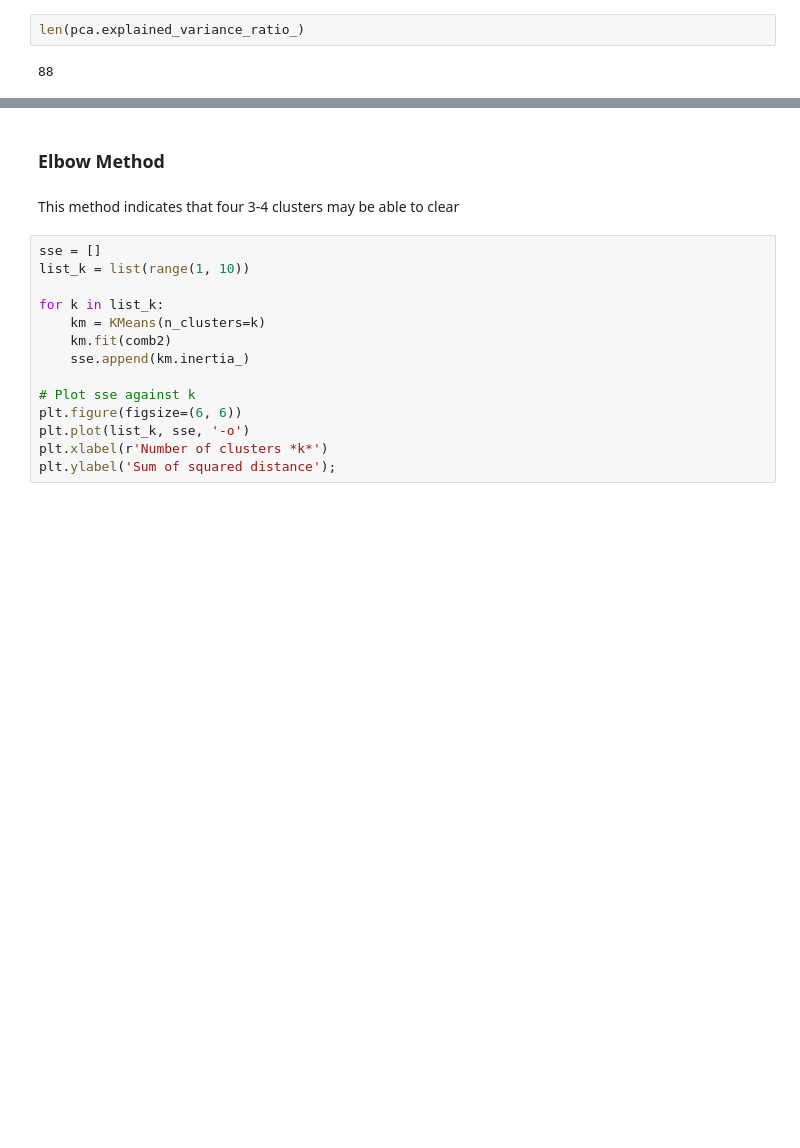
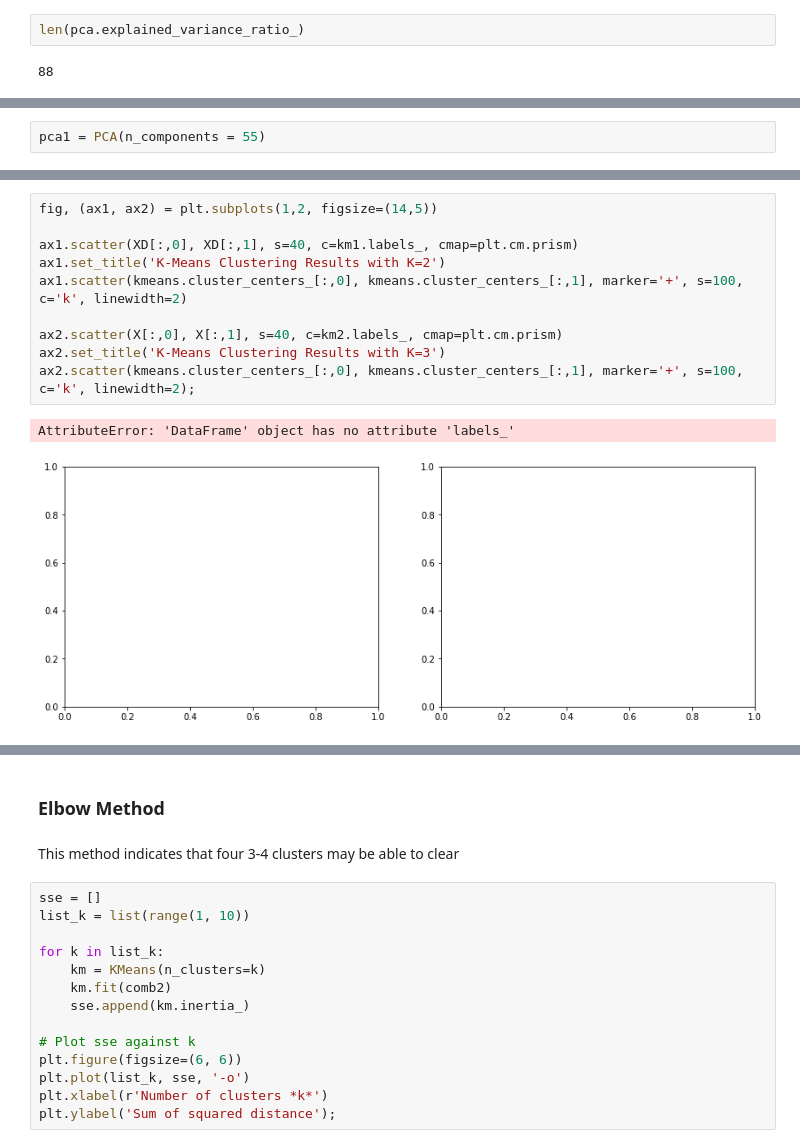
Before and after one commit to Silkways/Investment-Overwatch, a Jupyter notebook: EDA.ipynb, the cells around one changed output, grey strips where cells are left out. Cells and saved outputs as stored; diff of their text form; blank space fills up the shorter version.

```diff
--- a/EDA.ipynb
+++ b/EDA.ipynb
@@ -223,0 +383,2 @@ df = pd.DataFrame(pca.explained_variance_ratio_)
+# %%
+pca1 = PCA(n_components = 55)
@@ -234,0 +399,13 @@ KMeans(algorithm='auto', copy_x=True, init='k-means++', max_iter=300,
+# %%
+fig, (ax1, ax2) = plt.subplots(1,2, figsize=(14,5))
+
+ax1.scatter(XD[:,0], XD[:,1], s=40, c=km1.labels_, cmap=plt.cm.prism)
+ax1.set_title('K-Means Clustering Results with K=2')
+ax1.scatter(kmeans.cluster_centers_[:,0], kmeans.cluster_centers_[:,1], marker='+', s=100, c='k', linewidth=2)
+
+ax2.scatter(X[:,0], X[:,1], s=40, c=km2.labels_, cmap=plt.cm.prism)
+ax2.set_title('K-Means Clustering Results with K=3')
+ax2.scatter(kmeans.cluster_centers_[:,0], kmeans.cluster_centers_[:,1], marker='+', s=100, c='k', linewidth=2);
+# %% [output]
+AttributeError: 'DataFrame' object has no attribute 'labels_'
+[figure, added]
```
Also changed, not shown: parts of 57 cells of this notebook, 14 other files.
